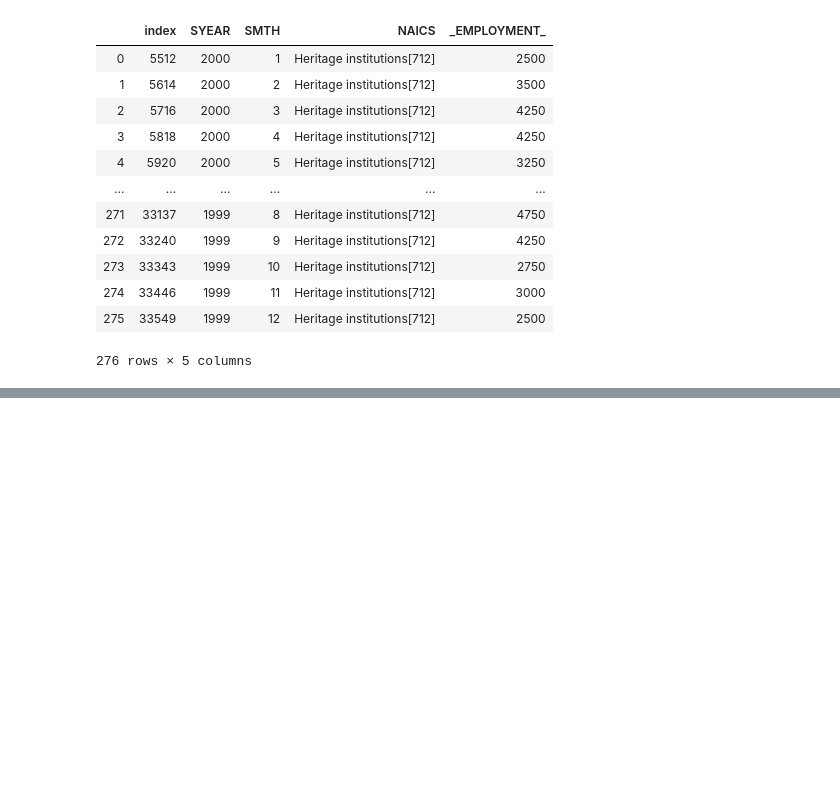
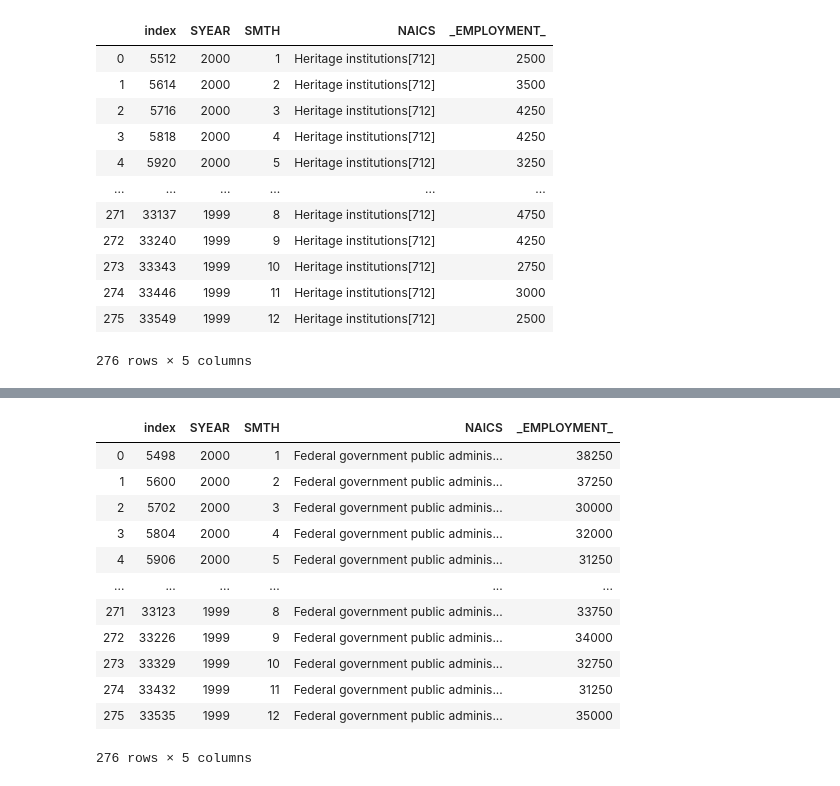
Before and after one commit to Hotlynn2/SERIES-ANALYSIS-OF-NAICS, a Jupyter notebook: Time Analysis Series.ipynb, the cells around one changed output, grey strips where cells are left out. Drawn from its saved outputs; the diff is of its cells as text; code cells hidden in the pictures; blank space fills up the shorter version.

```diff
--- a/Time Analysis Series.ipynb
+++ b/Time Analysis Series.ipynb
@@ -2684,0 +2702,17 @@ Heritage_institutions
+# %%
+Federal_government_public_administration = data.loc[data['NAICS'].str.contains('911', na = False)].reset_index()
+Federal_government_public_administration
+# %% [output]
+|  | index | SYEAR | SMTH | NAICS | _EMPLOYMENT_ |
+| 0 | 5498 | 2000 | 1 | Federal government public adminis... | 38250 |
+| 1 | 5600 | 2000 | 2 | Federal government public adminis... | 37250 |
+| 2 | 5702 | 2000 | 3 | Federal government public adminis... | 30000 |
+| 3 | 5804 | 2000 | 4 | Federal government public adminis... | 32000 |
+| 4 | 5906 | 2000 | 5 | Federal government public adminis... | 31250 |
+| ... | ... | ... | ... | ... | ... |
+| 271 | 33123 | 1999 | 8 | Federal government public adminis... | 33750 |
+| 272 | 33226 | 1999 | 9 | Federal government public adminis... | 34000 |
+| 273 | 33329 | 1999 | 10 | Federal government public adminis... | 32750 |
+| 274 | 33432 | 1999 | 11 | Federal government public adminis... | 31250 |
+| 275 | 33535 | 1999 | 12 | Federal government public adminis... | 35000 |
+276 rows × 5 columns
```
Also changed, not shown: parts of 15 cells of this notebook.
